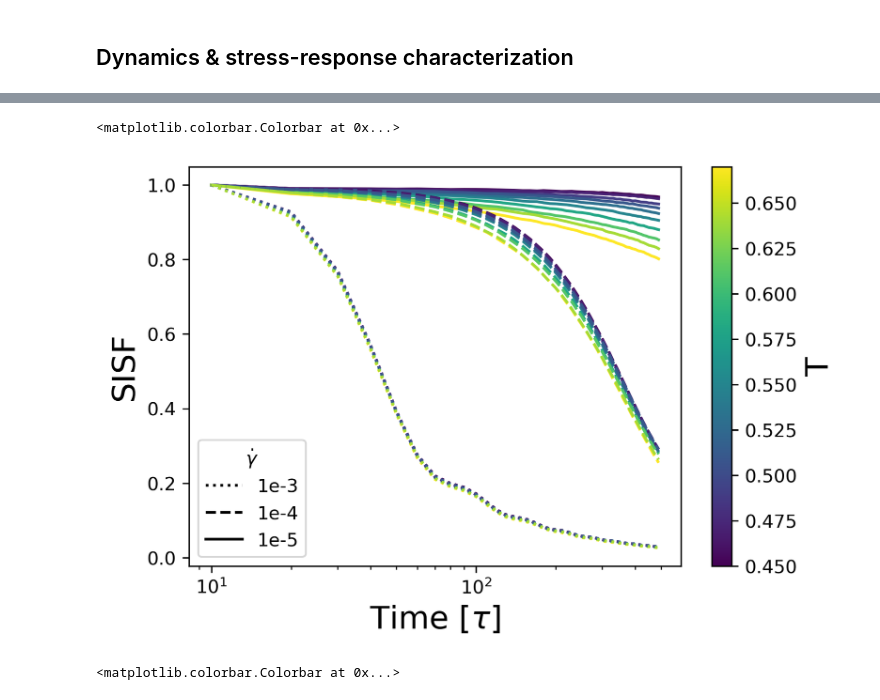
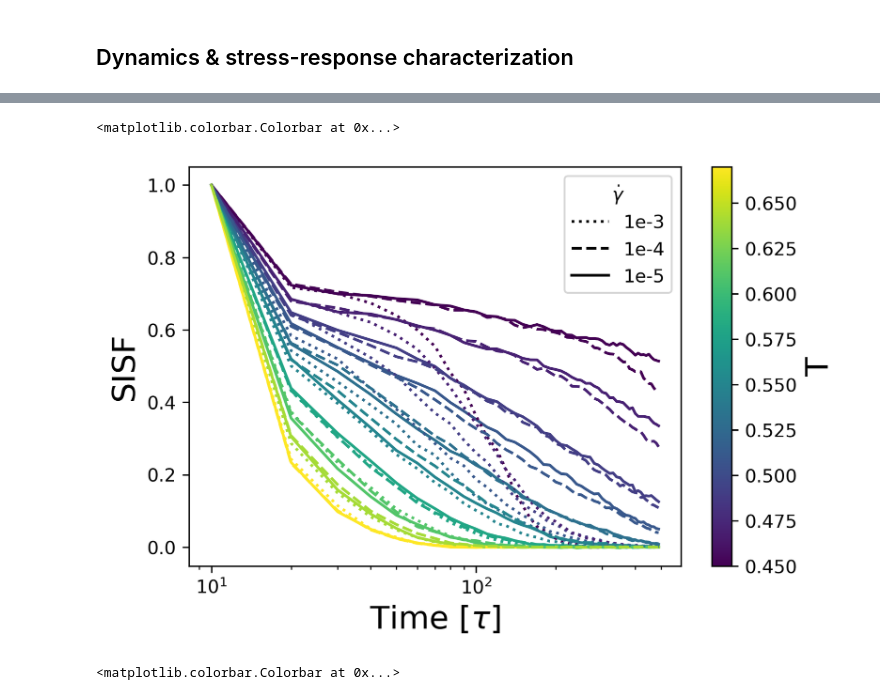
Before and after one commit to ianrgraham/monk, a Jupyter notebook: workflows/sc-states/mlj-production/111722-mlj-shear.ipynb, the cells around one changed output, grey strips where cells are left out. Saved outputs shown, nothing was run; the diff lists cells and outputs as text; code cells hidden in the pictures.

```diff
--- a/workflows/sc-states/mlj-production/111722-mlj-shear.ipynb
+++ b/workflows/sc-states/mlj-production/111722-mlj-shear.ipynb
@@ -88,10 +88,13 @@ for idx, job in enumerate(project.find_jobs({"delta": 0.0, "replica": 0})):
         unit_box = freud.box.Box.cube(1)
         cube_box = freud.box.Box.cube(box0.Lx)
         prev = pos0
+        image = np.zeros((len(traj[0].particles.position), 3), dtype=np.int32)
         for frame in traj[1:]:
             box = freud.box.Box.from_box(frame.configuration.box)
             new = box.make_fractional(frame.particles.position)
-            x = box.make_absolute(prev) + box.make_absolute(unit_box.wrap(new - prev))
+            image -= unit_box.get_images(new - prev)
+            x = box.make_absolute(new)
+            x = box.unwrap(x, image)
             x -= box.make_absolute(pos0)
             pos.append(x)
             time.append((frame.configuration.step - step0)*dt)
@@ -107,9 +110,9 @@ lines.append(plt.Line2D([0], [0], color="black", linestyle="-"))
 plt.ylabel("MSD")
 plt.xlabel(r"Time [$\tau$]")
 plt.legend(lines, ["1e-3", "1e-4", "1e-5"], title=r"$\dot{\gamma}$")
-# plt.yscale('log')
-# plt.xscale('log')
-plt.ylim(7e0, 1.5e2)
+plt.yscale('log')
+plt.xscale('log')
+plt.ylim(1e-2, 1e1)
 plt.colorbar(cm.ScalarMappable(norm=norm, cmap=cmap), label="T")
 # %% [output]
 <matplotlib.colorbar.Colorbar at 0x...>
@@ -257,36 +150,37 @@ for idx, job in enumerate(project.find_jobs({"delta": 0.0, "replica": 0})):
         box0 = freud.box.Box.from_box(traj[0].configuration.box)
         pos0 = box0.make_fractional(traj[0].particles.position)
         unit_box = freud.box.Box.cube(1)
         cube_box = freud.box.Box.cube(box0.Lx)
         prev = pos0
         image = np.zeros((len(traj[0].particles.position), 3), dtype=np.int32)
         for frame in traj[1:]:
             box = freud.box.Box.from_box(frame.configuration.box)
             new = box.make_fractional(frame.particles.position)
-            image += unit_box.get_images(new - prev)
-            x = box.unwrap(new, image)
+            image -= unit_box.get_images(new - prev)
+            x = box.make_absolute(new)
+            x = box.unwrap(x, image)
             x -= box.make_absolute(pos0)
             pos.append(x)
             time.append((frame.configuration.step - step0)*dt)
             prev = new
         data = sisf(pos)
         plt.plot(time, data, color=cmap(norm(temp)), linestyle=ls[rate])
 
 lines = []
 lines.append(plt.Line2D([0], [0], color="black", linestyle=":"))
 lines.append(plt.Line2D([0], [0], color="black", linestyle="--"))
 lines.append(plt.Line2D([0], [0], color="black", linestyle="-"))
 
 plt.ylabel("SISF")
 plt.xlabel(r"Time [$\tau$]")
 plt.legend(lines, ["1e-3", "1e-4", "1e-5"], title=r"$\dot{\gamma}$")
 # plt.yscale('log')
 plt.xscale('log')
 # plt.ylim(7e0, 1.5e2)
 plt.colorbar(cm.ScalarMappable(norm=norm, cmap=cmap), label="T")
 # %% [output]
 <matplotlib.colorbar.Colorbar at 0x...>
-[figure, old version]
+[figure, new version]
 # %%
 cmap = cm.viridis
 norm = colors.Normalize(vmin=0.45, vmax=0.67)
```
Also changed, not shown: parts of 12 cells of this notebook, 3 other files.
